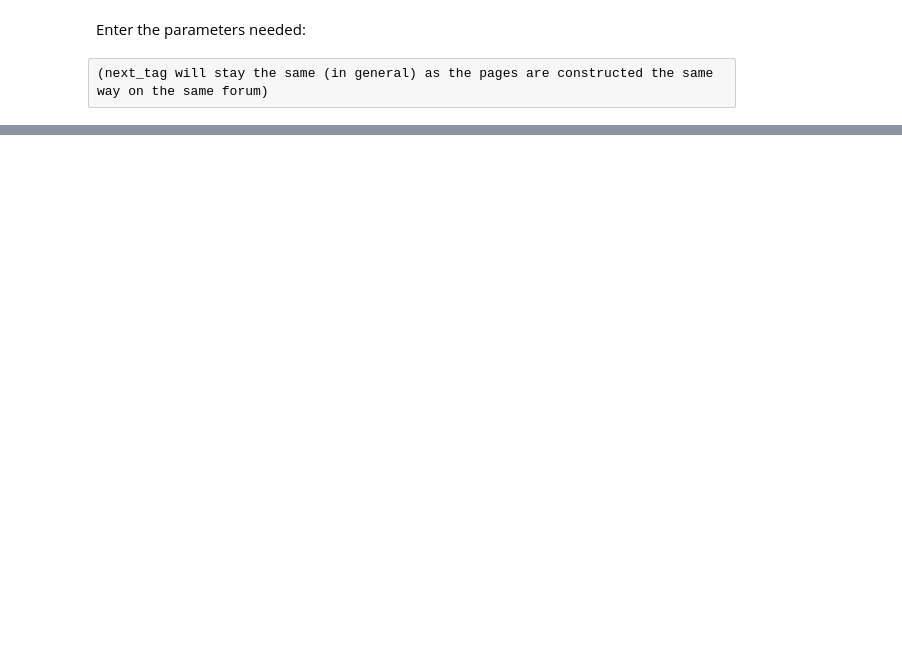
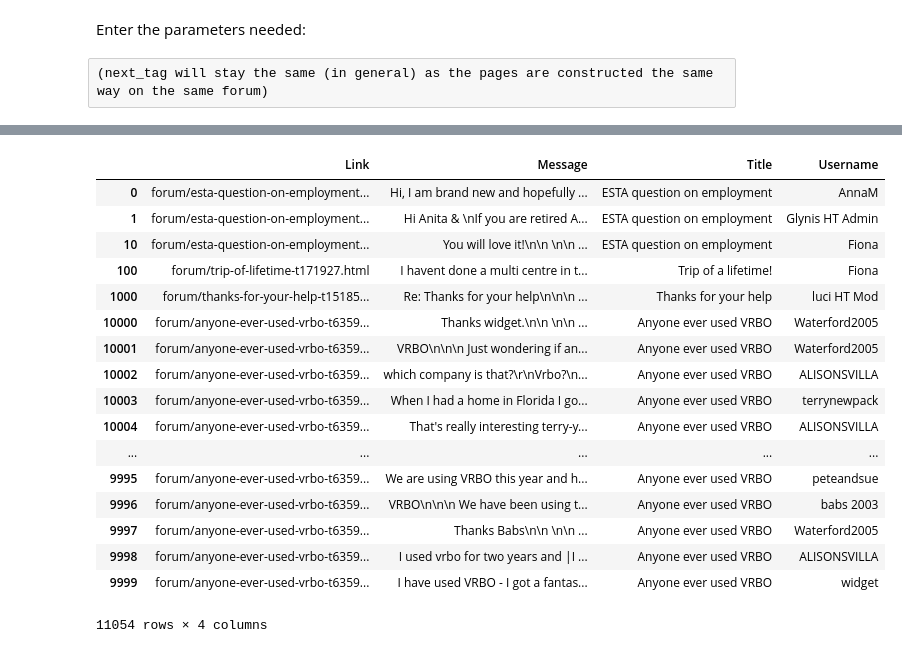
Before and after one commit to chili-epfl/chatModular, a Jupyter notebook: Python/JupyterNotebooks/Generalized Forum Scraping.ipynb, the cells around one changed output, grey strips where cells are left out. Drawn from its saved outputs; the diff is of its cells as text; code cells hidden in the pictures; blank space fills up the shorter version.

```diff
--- a/Python/JupyterNotebooks/Generalized Forum Scraping.ipynb
+++ b/Python/JupyterNotebooks/Generalized Forum Scraping.ipynb
@@ -284,0 +371,25 @@ print(posts)
+# %%
+original_merged_df = pd.read_json('C:/Users/Meret/Documents/EPFL/3Annee/Semestre_5/Projet/Forum_Chatbot/Forum Data/holiday_truths_threads.json')
+# %%
+original_merged_df = original_merged_df.drop(['Replies', 'Timestamp'], axis=1)
+# %%
+original_merged_df
+# %% [output]
+|  | Link | Message | Title | Username |
+| 0 | forum/esta-question-on-employment... | Hi, I am brand new and hopefully ... | ESTA question on employment | AnnaM |
+| 1 | forum/esta-question-on-employment... | Hi Anita & \nIf you are retired A... | ESTA question on employment | Glynis HT Admin |
+| 10 | forum/esta-question-on-employment... | You will love it!\n\n \n\n ... | ESTA question on employment | Fiona |
+| 100 | forum/trip-of-lifetime-t171927.html | I havent done a multi centre in t... | Trip of a lifetime! | Fiona |
+| 1000 | forum/thanks-for-your-help-t15185... | Re: Thanks for your help\n\n\n ... | Thanks for your help | luci HT Mod |
+| 10000 | forum/anyone-ever-used-vrbo-t6359... | Thanks widget.\n\n \n\n ... | Anyone ever used VRBO | Waterford2005 |
+| 10001 | forum/anyone-ever-used-vrbo-t6359... | VRBO\n\n\n Just wondering if an... | Anyone ever used VRBO | Waterford2005 |
+| 10002 | forum/anyone-ever-used-vrbo-t6359... | which company is that?\r\nVrbo?\n... | Anyone ever used VRBO | ALISONSVILLA |
+| 10003 | forum/anyone-ever-used-vrbo-t6359... | When I had a home in Florida I go... | Anyone ever used VRBO | terrynewpack |
+| 10004 | forum/anyone-ever-used-vrbo-t6359... | That's really interesting terry-y... | Anyone ever used VRBO | ALISONSVILLA |
+| ... | ... | ... | ... | ... |
+| 9995 | forum/anyone-ever-used-vrbo-t6359... | We are using VRBO this year and h... | Anyone ever used VRBO | peteandsue |
+| 9996 | forum/anyone-ever-used-vrbo-t6359... | VRBO\n\n\n We have been using t... | Anyone ever used VRBO | babs 2003 |
+| 9997 | forum/anyone-ever-used-vrbo-t6359... | Thanks Babs\n\n \n\n ... | Anyone ever used VRBO | Waterford2005 |
+| 9998 | forum/anyone-ever-used-vrbo-t6359... | I used vrbo for two years and |I ... | Anyone ever used VRBO | ALISONSVILLA |
+| 9999 | forum/anyone-ever-used-vrbo-t6359... | I have used VRBO - I got a fantas... | Anyone ever used VRBO | widget |
+11054 rows × 4 columns
```
Also changed, not shown: parts of 26 cells of this notebook.
